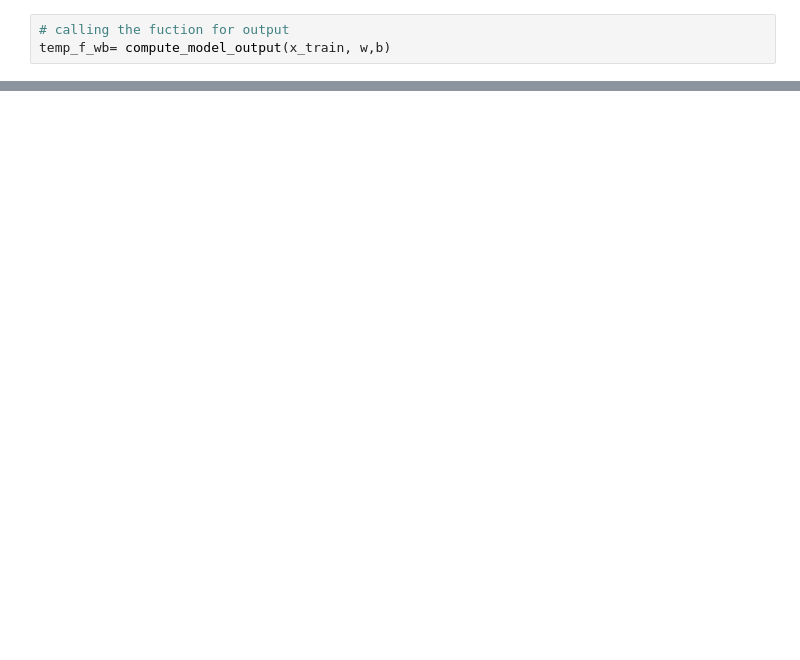
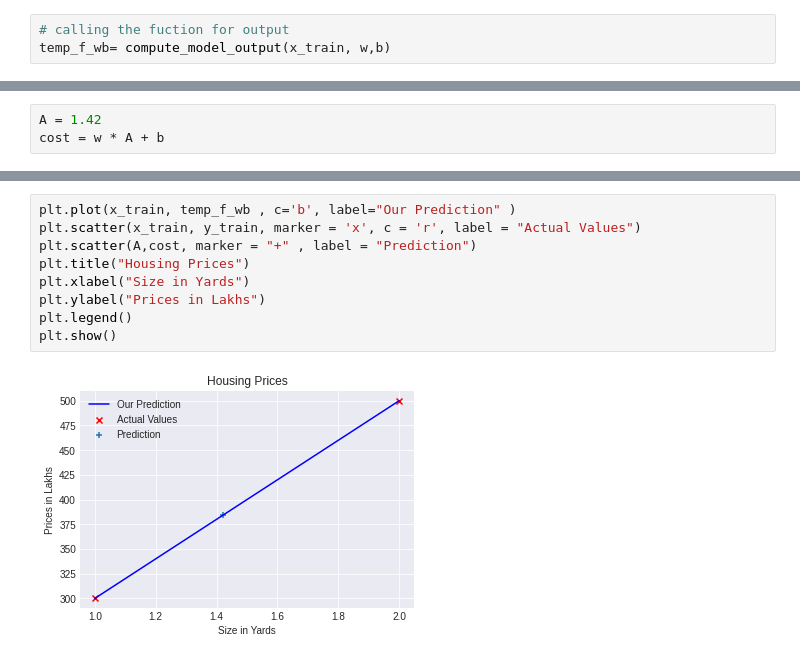
Before and after one commit to BANZOM/MachingLearningStuffs, a Jupyter notebook: Linear_Regression_Trial.ipynb, the cells around one changed output, grey strips where cells are left out. Drawn from its saved outputs; the diff is of its cells as text; blank space fills up the shorter version.

```diff
--- a/Linear_Regression_Trial.ipynb
+++ b/Linear_Regression_Trial.ipynb
@@ -160,0 +166,3 @@ plt.show()
+# %%
+A = 1.42
+cost = w * A + b
@@ -160,0 +173,11 @@ plt.show()
+# %%
+plt.plot(x_train, temp_f_wb , c='b', label="Our Prediction" )
+plt.scatter(x_train, y_train, marker = 'x', c = 'r', label = "Actual Values")
+plt.scatter(A,cost, marker = "+" , label = "Prediction")
+plt.title("Housing Prices")
+plt.xlabel("Size in Yards")
+plt.ylabel("Prices in Lakhs")
+plt.legend()
+plt.show()
+# %% [output]
+[figure, added]
```
Also changed, not shown: parts of 12 cells of this notebook.
